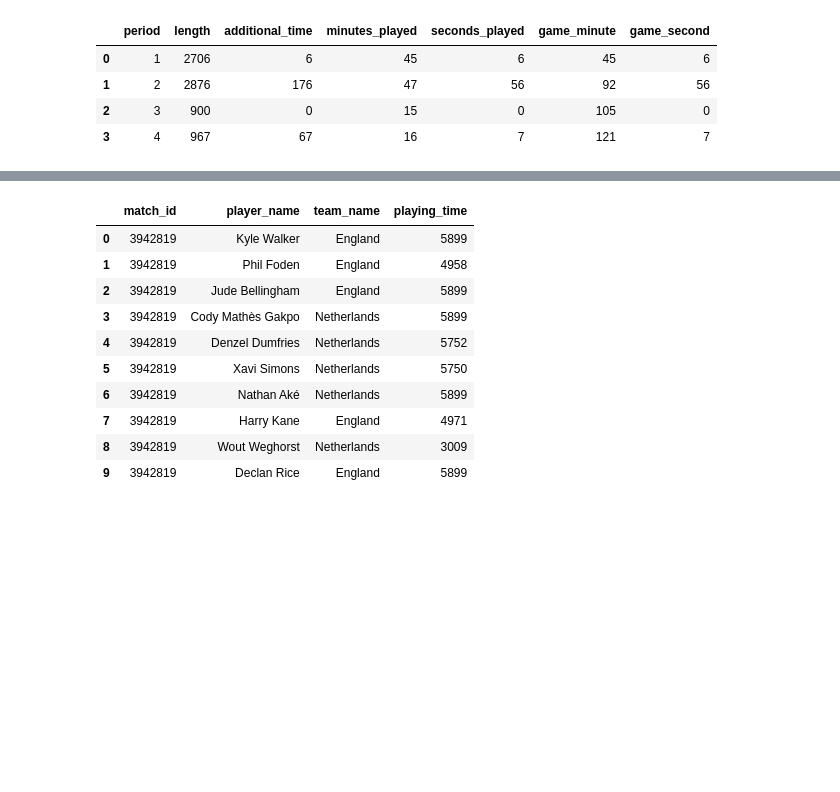
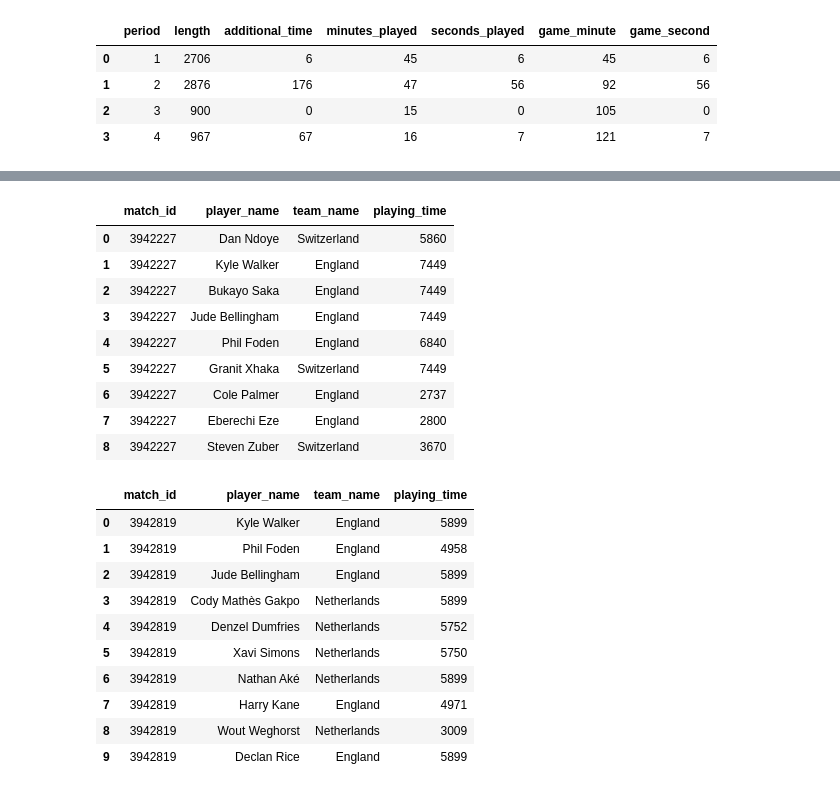
Before and after one commit to MarijnSt/soccermatics-project-1, a Jupyter notebook: per_90.ipynb, the cells around one changed output, grey strips where cells are left out. Saved outputs shown, nothing was run; the diff lists cells and outputs as text; code cells hidden in the pictures; blank space fills up the shorter version.

```diff
--- a/per_90.ipynb
+++ b/per_90.ipynb
@@ -164,9 +164,0 @@ df_red_card_events.head(15)
-# %%
-def get_playing_time_df(df_dribbles, full_game_time):
-    # Get players who made dribbles and init playing time df
-    df_playing_time = df_dribbles[['match_id', 'player_name', 'team_name']].drop_duplicates()
-    df_playing_time['playing_time'] = full_game_time
-    return df_playing_time
-
-df_playing_time = get_playing_time_df(df_dribble_events, full_game_time)
-df_playing_time.head()
@@ -180,3 +165,90 @@ df_playing_time.head()
+# %%
+def get_playing_time_df(df_dribbles, full_game_time, df_subs):
+    # Get players who made dribbles and init the playing time df
+    df_playing_time = df_dribbles[['match_id', 'player_name', 'team_name']].drop_duplicates()
+    df_playing_time['playing_time'] = full_game_time
+
+    # Adapt playing time for players who were substituted
+    for i, player in df_playing_time.iterrows():
+        player_name = player['player_name']
+        player_playing_time = player['playing_time']
+
+        # If player came on, how much time did they miss from the start of the game?
+        if player_name in df_subs['player_on'].values:
+            sub_on = df_subs[df_subs['player_on'] == player_name]
+            period = sub_on['period'].values[0]
+            minute = sub_on['minute'].values[0]
+            second = sub_on['second'].values[0]
+            missed_playing_time = minute * 60 + second
+
+            # loop through df_periods to add extra time to missed_playing_time from all periods before the sub
+            for i, row in df_periods.iterrows():
+                if row['period'] < period:
+                    missed_playing_time += row['additional_time']
+                else:
+                    break
+
+            total_playing_time = player_playing_time - missed_playing_time
+
+            df_playing_time.loc[df_playing_time['player_name'] == player_name, 'playing_time'] = total_playing_time
+
+        # If player came off, how much time did they miss to the end of the game?
+        if player_name in df_subs['player_off'].values:
+            sub_off = df_subs[df_subs['player_off'] == player_name]
+            period = sub_off['period'].values[0]
+            minute = sub_off['minute'].values[0]
+            second = sub_off['second'].values[0]
+
+            playing_time_before_sub = minute * 60 + second
+            missed_playing_time = full_game_time - playing_time_before_sub
+
+            # loop through df_periods to add extra time to missed_playing_time from all periods after the sub
+            for i, row in df_periods.iterrows():
+                if row['period'] >= period and row['period'] < 4:
+                    missed_playing_time += row['additional_time']
+                else:
+                    continue
+
+            total_playing_time = player_playing_time - missed_playing_time
+
+            df_playing_time.loc[df_playing_time['player_name'] == player_name, 'playing_time'] = total_playing_time
+
+        # If player came off with a red card, how much time did they miss to the end of the game?
+        if player_name in df_red_card_events['player_name'].values:
+            red_card_off = df_red_card_events[df_red_card_events['player_name'] == player_name]
+            period = red_card_off['period'].values[0]
+            minute = red_card_off['minute'].values[0]
+            second = red_card_off['second'].values[0]
+
+            playing_time_before_red_card = minute * 60 + second
+            missed_playing_time = full_game_time - playing_time_before_red_card
+
+            # loop through df_periods to add extra time to missed_playing_time from all periods after the red card
+            for i, row in df_periods.iterrows():
+                if row['period'] >= period and row['period'] < 4:
+                    missed_playing_time += row['additional_time']
+                else:
+                    continue
+
+            total_playing_time = player_playing_time - missed_playing_time
+
+            df_playing_time.loc[df_playing_time['player_name'] == player_name, 'playing_time'] = total_playing_time
+
+    return df_playing_time.reset_index(drop=True)
+
+df_playing_time = get_playing_time_df(df_dribble_events, full_game_time, df_substitution_events)
+df_playing_time.head(10)
+# %% [output]
+|  | match_id | player_name | team_name | playing_time |
+| 0 | 3942227 | Dan Ndoye | Switzerland | 5860 |
+| 1 | 3942227 | Kyle Walker | England | 7449 |
+| 2 | 3942227 | Bukayo Saka | England | 7449 |
+| 3 | 3942227 | Jude Bellingham | England | 7449 |
+| 4 | 3942227 | Phil Foden | England | 6840 |
+| 5 | 3942227 | Granit Xhaka | Switzerland | 7449 |
+| 6 | 3942227 | Cole Palmer | England | 2737 |
+| 7 | 3942227 | Eberechi Eze | England | 2800 |
+| 8 | 3942227 | Steven Zuber | Switzerland | 3670 |
 # %%
 def get_dribbles_and_playing_time_df(match_id):
     df = parser.event(match_id)[0]
```
Also changed, not shown: parts of 5 cells of this notebook.
